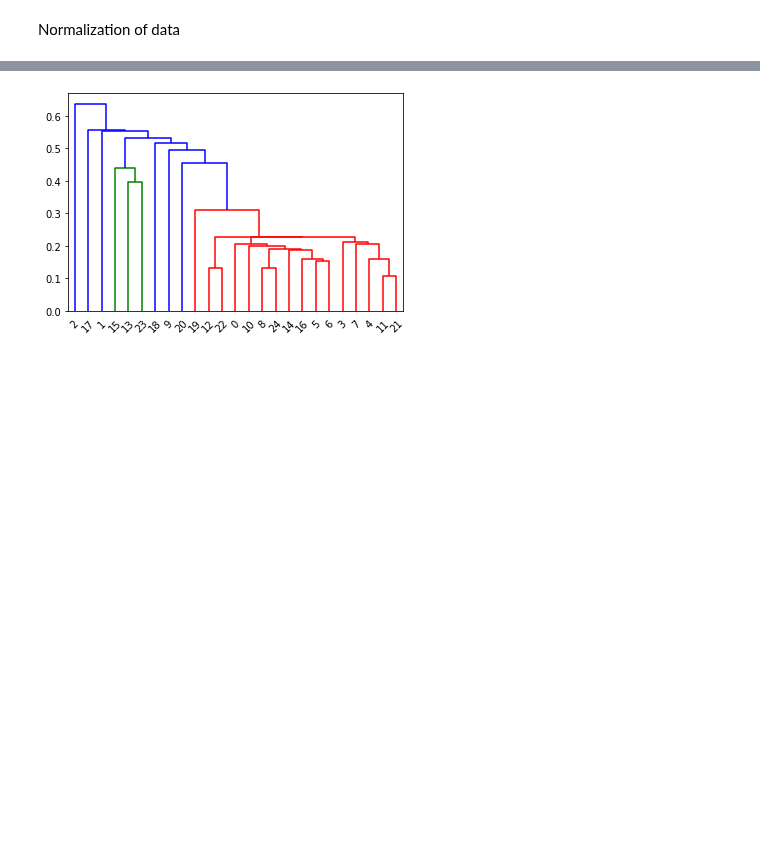
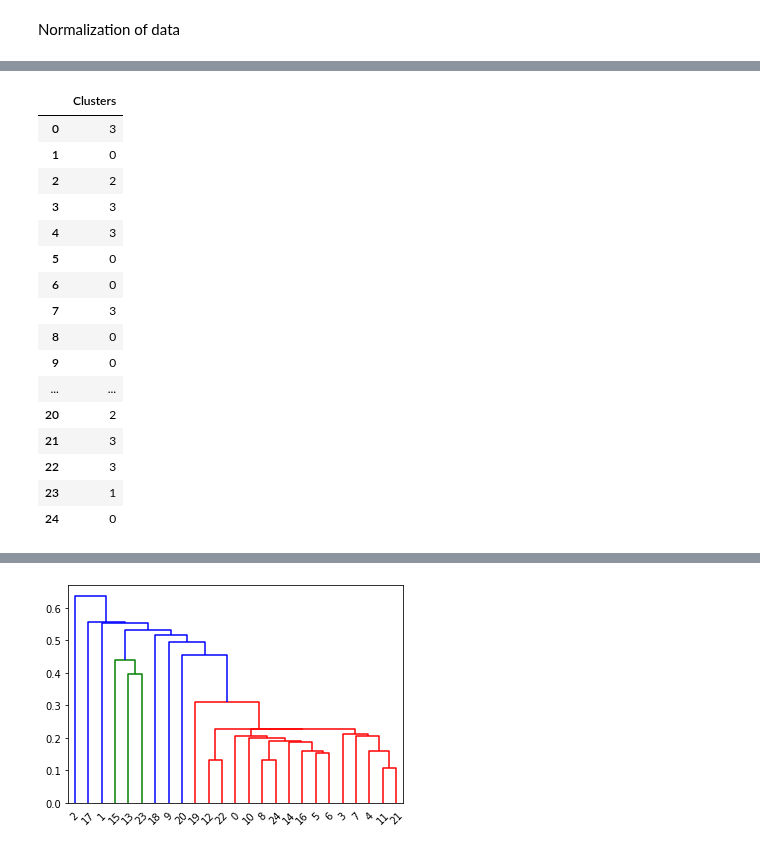
Before and after one commit to manasik29/Clustering-on-Universities-data-to-make-clusters-of-similar-universities, a Jupyter notebook: Clustering.ipynb, the cells around one changed output, grey strips where cells are left out. Cells and saved outputs as stored; diff of their text form; code cells hidden in the pictures; blank space fills up the shorter version.

```diff
--- a/Clustering.ipynb
+++ b/Clustering.ipynb
@@ -127,0 +143,20 @@ df_norm = norm_func(df.iloc[:,1:])
+# %%
+Clusters
+# %% [output]
+|  | Clusters |
+| 0 | 3 |
+| 1 | 0 |
+| 2 | 2 |
+| 3 | 3 |
+| 4 | 3 |
+| 5 | 0 |
+| 6 | 0 |
+| 7 | 3 |
+| 8 | 0 |
+| 9 | 0 |
+| ... | ... |
+| 20 | 2 |
+| 21 | 3 |
+| 22 | 3 |
+| 23 | 1 |
+| 24 | 0 |
```
Also changed, not shown: parts of 9 cells of this notebook.
